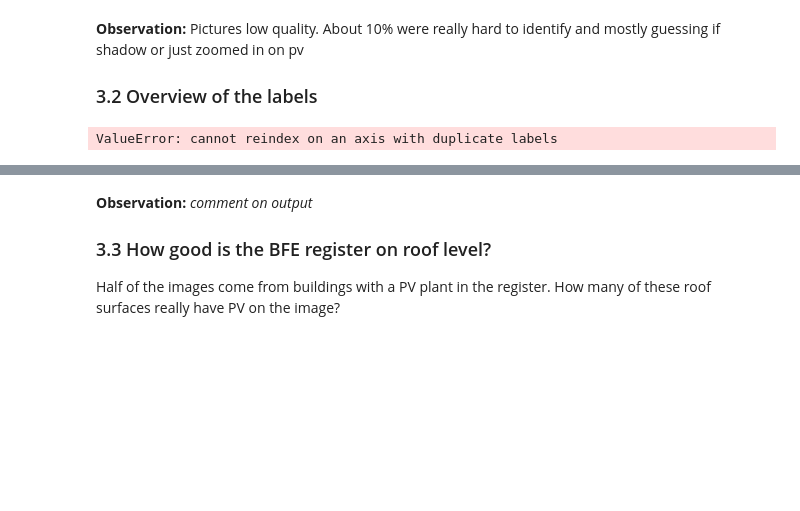
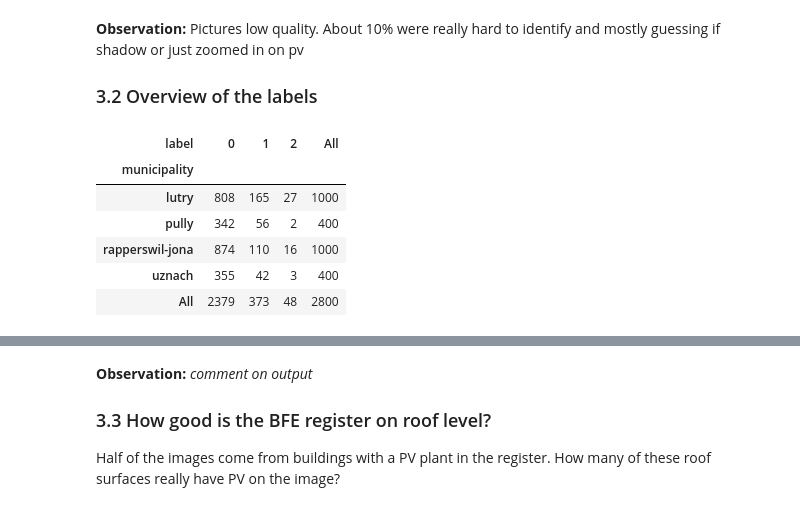
Before and after one commit to Pascingo/Computer-Vision-Project, a Jupyter notebook: notebooks/04_labeling.ipynb, the cells around one changed output, grey strips where cells are left out. Drawn from its saved outputs; the diff is of its cells as text; code cells hidden in the pictures; blank space fills up the shorter version.

```diff
--- a/notebooks/04_labeling.ipynb
+++ b/notebooks/04_labeling.ipynb
@@ -85,14 +85,20 @@ pully : 400 of 400 images labeled
 # %%
 labels = []
 for municipality in ["rapperswil-jona", "lutry", "uznach", "pully"]:
     df = pd.read_csv(f"../data/labels/labels_{municipality}.csv")
     df["municipality"] = municipality
     labels.append(df)
-labels = pd.concat(labels)
+labels = pd.concat(labels, ignore_index=True)
 
 pd.crosstab(labels["municipality"], labels["label"], margins=True)
 # %% [output]
-ValueError: cannot reindex on an axis with duplicate labels
+| label | 0 | 1 | 2 | All |
+| municipality |  |  |  |  |
+| lutry | 808 | 165 | 27 | 1000 |
+| pully | 342 | 56 | 2 | 400 |
+| rapperswil-jona | 874 | 110 | 16 | 1000 |
+| uznach | 355 | 42 | 3 | 400 |
+| All | 2379 | 373 | 48 | 2800 |
 # %%
 fig, axes = plt.subplots(2, 6, figsize=(15, 6))
 for row, label in enumerate([1, 0]):
```
Also changed, not shown: parts of 3 cells of this notebook, 3 other files.
